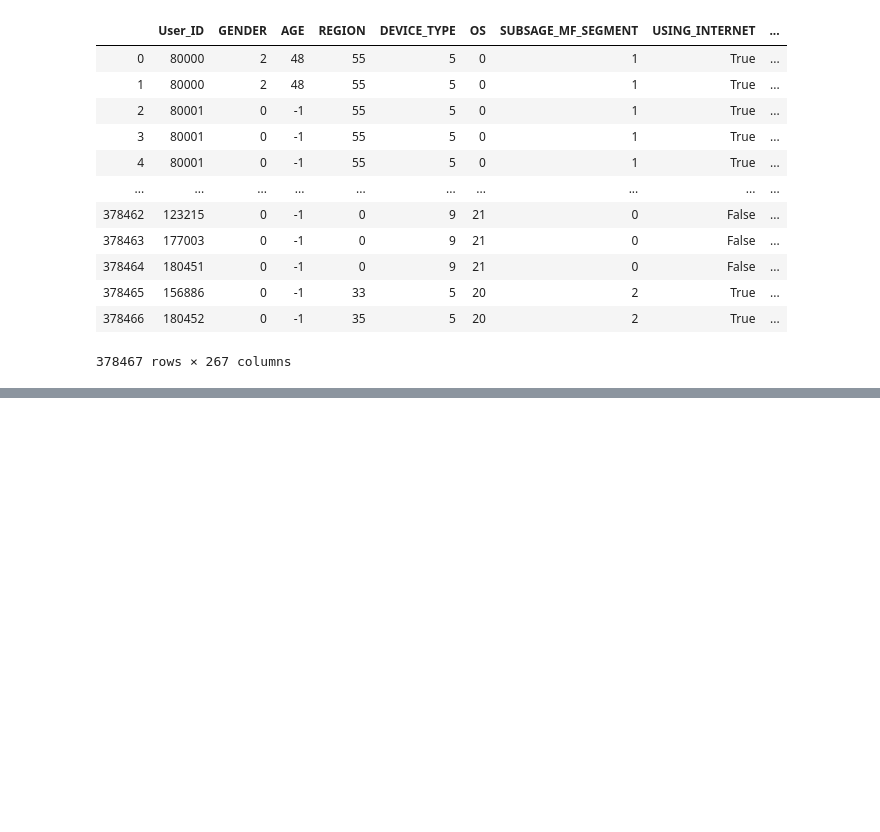
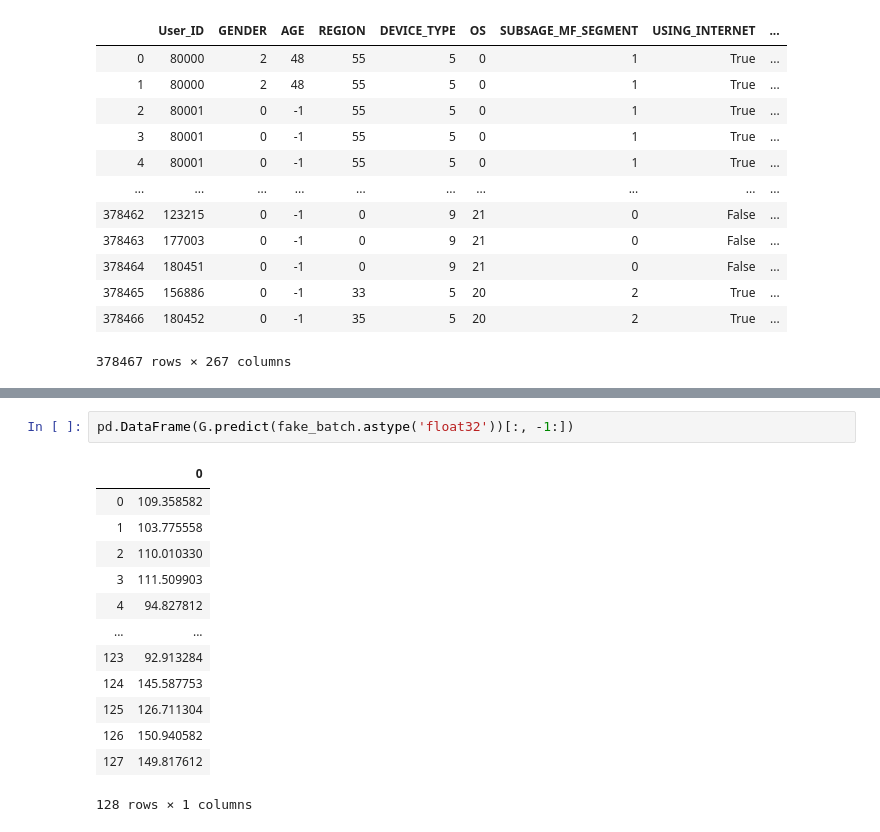
Before and after one commit to DKozl50/ThereAndNow, a Jupyter notebook: EDA.ipynb, the cells around one changed output, grey strips where cells are left out. Saved outputs shown, nothing was run; the diff lists cells and outputs as text; blank space fills up the shorter version.

```diff
--- a/EDA.ipynb
+++ b/EDA.ipynb
@@ -419,0 +382,16 @@ fake_batch.shape
+# %%
+pd.DataFrame(G.predict(fake_batch.astype('float32'))[:, -1:])
+# %% [output]
+|  | 0 |
+| 0 | 109.358582 |
+| 1 | 103.775558 |
+| 2 | 110.010330 |
+| 3 | 111.509903 |
+| 4 | 94.827812 |
+| ... | ... |
+| 123 | 92.913284 |
+| 124 | 145.587753 |
+| 125 | 126.711304 |
+| 126 | 150.940582 |
+| 127 | 149.817612 |
+128 rows × 1 columns
```
Also changed, not shown: parts of 25 cells of this notebook.
